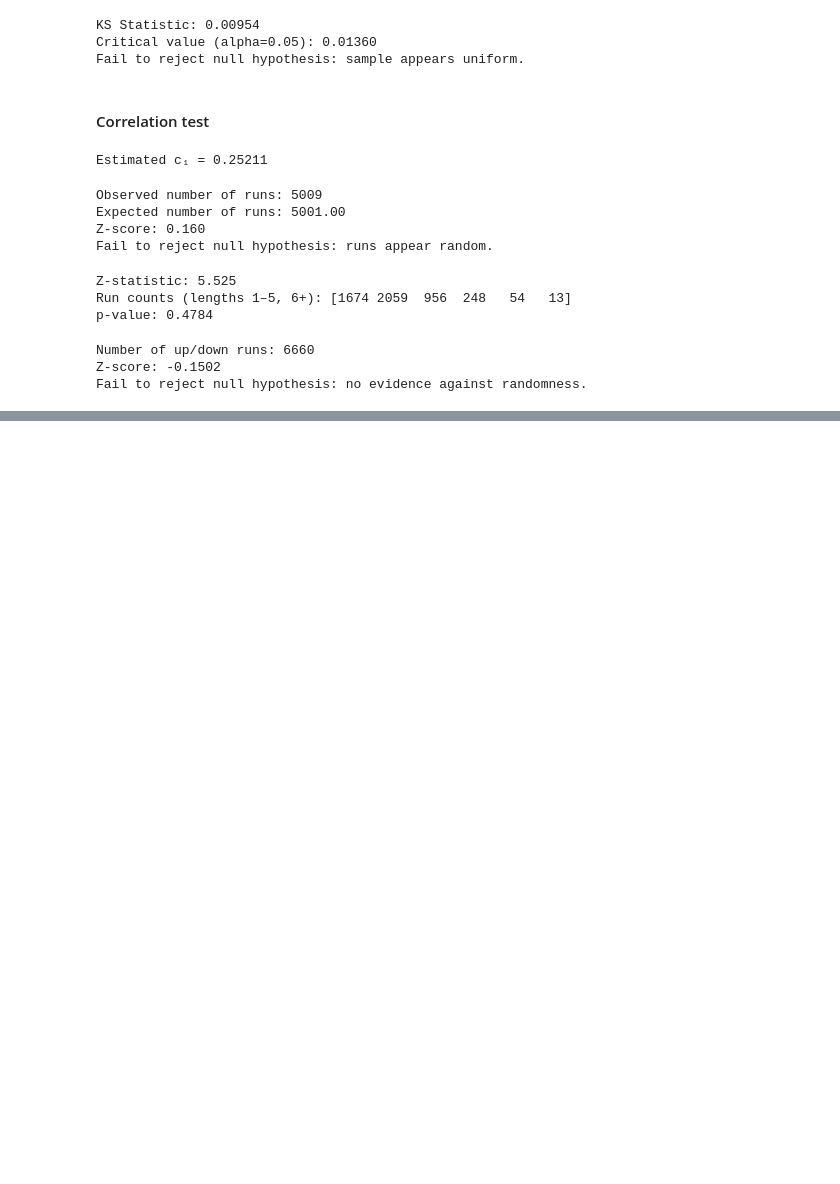
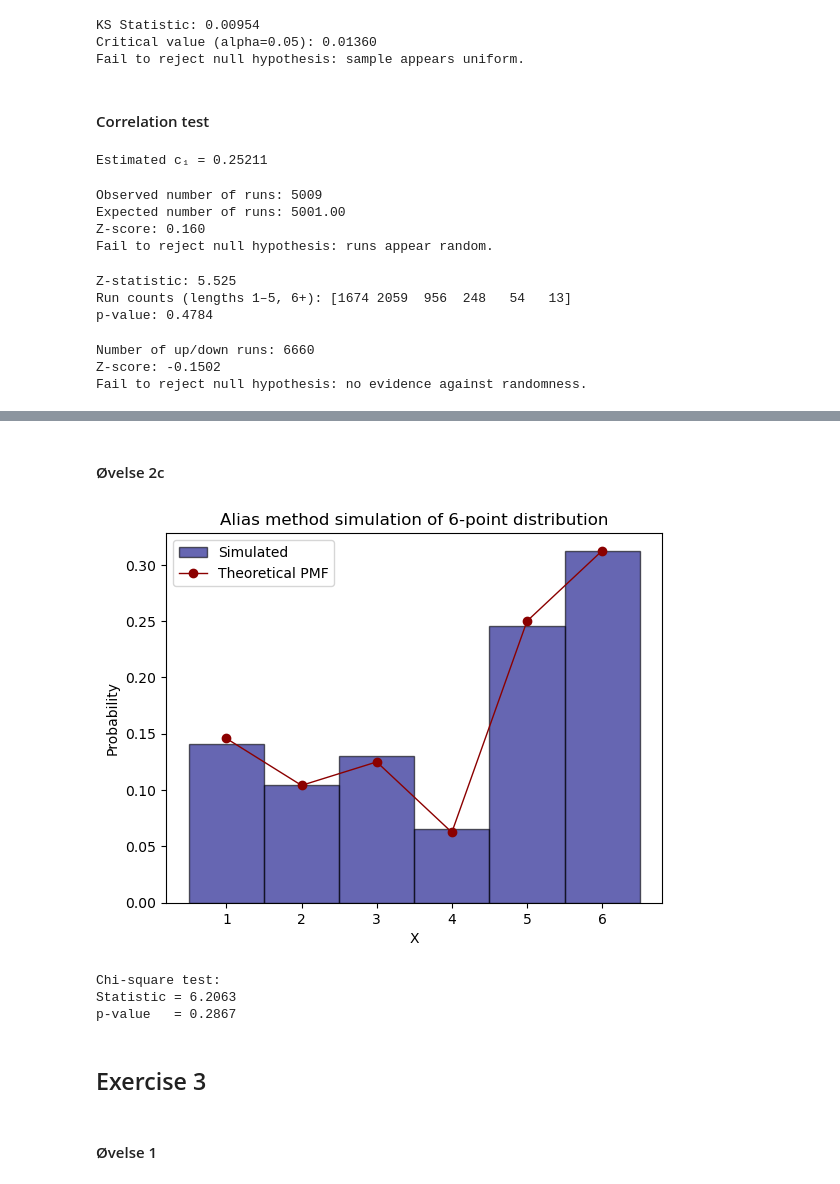
Before and after one commit to rikkeals/Stochastic_Simulation, a Jupyter notebook: Exercises.ipynb, the cells around one changed output, grey strips where cells are left out. Saved outputs shown, nothing was run; the diff lists cells and outputs as text; code cells hidden in the pictures; blank space fills up the shorter version.

Commit message:
Exercises updateret

```diff
--- a/Exercises.ipynb
+++ b/Exercises.ipynb
@@ -672,0 +836,77 @@ Fail to reject null hypothesis: no evidence against randomness.
+# %% [markdown]
+#### Øvelse 2c
+# %%
+import numpy as np
+import matplotlib.pyplot as plt
+from scipy.stats import chisquare
+
+np.random.seed(237)
+
+# Original distribution
+X_values = np.array([1, 2, 3, 4, 5, 6])
+probs = np.array([7, 5, 6, 3, 12, 15]) / 48
+k = len(probs)
+
+# Step 1: Create alias tables
+F = probs * k  # Scaled probabilities
+L = np.arange(k)  # Initialize alias table
+
+# Work lists
+small = [i for i in range(k) if F[i] < 1]
+large = [i for i in range(k) if F[i] >= 1]
+
+while small and large:
+    s = small.pop()
+    l = large.pop()
+
+    L[s] = l
+    F[l] = F[l] - (1 - F[s])
+
+    if F[l] < 1:
+        small.append(l)
+    else:
+        large.append(l)
+
+# Step 2: Sampling function
+def alias_sample(n, F, L):
+    samples = np.zeros(n, dtype=int)
+    for i in range(n):
+        I = int(np.floor(k * np.random.rand()))
+        U = np.random.rand()
+        if U < F[I]:
+            samples[i] = I + 1
+        else:
+            samples[i] = L[I] + 1
+    return samples
+
+# Run simulation
+n_samples = 10000
+samples = alias_sample(n_samples, F, L)
+
+# Histogram and comparison
+plt.hist(samples, bins=np.arange(1, 8)-0.5, density=True, edgecolor='black', label='Simulated', alpha=0.6, color='navy')
+plt.plot(X_values, probs, 'o-', label='Theoretical PMF', color='darkred', linewidth=1)
+plt.xticks(X_values)
+plt.title('Alias method simulation of 6-point distribution')
+plt.xlabel('X')
+plt.ylabel('Probability')
+plt.legend()
+plt.show()
+
+# Chi-square test
+observed_counts = np.array([(samples == x).sum() for x in X_values])
+expected_counts = probs * n_samples
+chi_stat, p_val = chisquare(observed_counts, expected_counts)
+
+print("Chi-square test:")
+print(f"Statistic = {chi_stat:.4f}")
+print(f"p-value   = {p_val:.4f}")
+# %% [output]
+[figure, added]
+Chi-square test:
+Statistic = 6.2063
+p-value   = 0.2867
+# %% [markdown]
+## Exercise 3
+# %% [markdown]
+#### Øvelse 1
```
Also changed, not shown: parts of 10 cells of this notebook, 1 other file.
